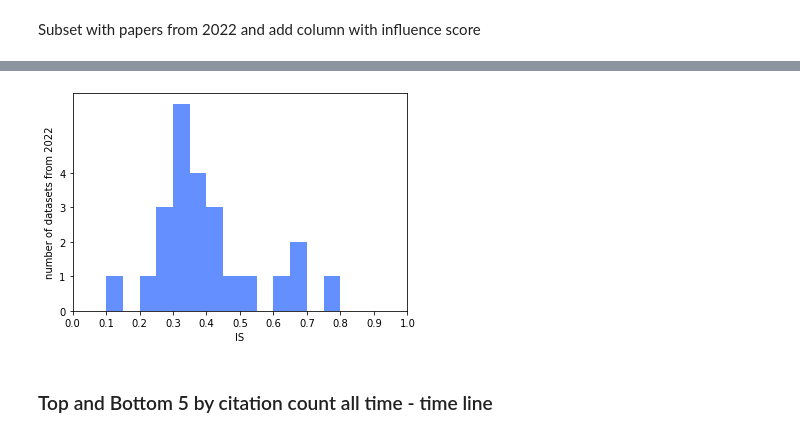
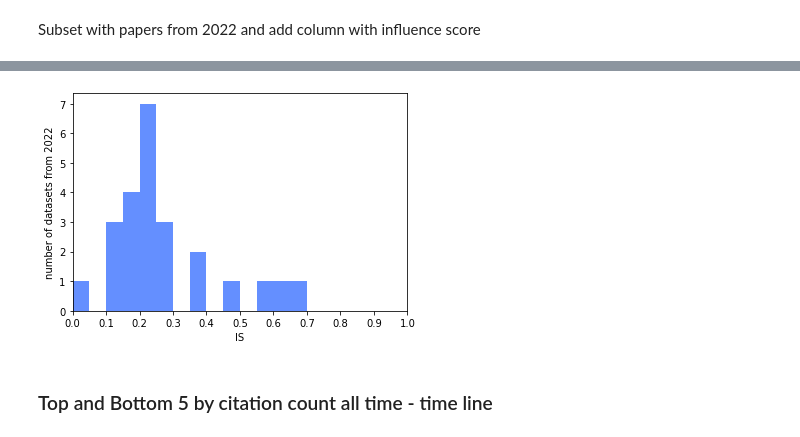
Before and after one commit to daniel-bogdoll/ad_datasets_influence, a Jupyter notebook: 5_analysis.ipynb, the cells around one changed output, grey strips where cells are left out. Drawn from its saved outputs; the diff is of its cells as text; code cells hidden in the pictures.

Commit message:
fixed indexing, added histograms, double-checked altmetrics

```diff
--- a/5_analysis.ipynb
+++ b/5_analysis.ipynb
@@ -74,7 +74,7 @@ class scoring:
         self.o_paper = o_paper
         self.lower_bound = o_paper['paperInfo']['year'] - lower_bound # years prior to the publication used for calculating various scores
         self.upper_bound = o_paper['paperInfo']['year'] + upper_bound # year after publication used for calculating various scores
-        self.impact_year = impact_year # year(s) after publication when we want to know a papers impact
+        self.impact_year = o_paper['paperInfo']['year'] + impact_year # year(s) after publication when we want to know a papers impact
 
     def number_citations_authors(self, author):
         """Returns a list where each entry is the number of citations a paper by a given author had up until the given year. Ignores citations without year resulting in different counts compared to the one given by the API."""
@@ -92,7 +92,7 @@ class scoring:
         return ls_citations
 
     def number_citations_ref(self, dimension='references', dimension_papers='citations'):
-        """Like number_citations but the list elements represent the citations the references of a paper received."""
+        """Like number_citations but the list elements represent the citations the references/citations of a paper received."""
         ls_citations = []
         for paper in self.o_paper['paperInfo'][dimension]:
             if paper['year'] is not None and paper['year'] <= self.upper_bound and 'citations' in paper.keys():
@@ -108,8 +108,7 @@ class scoring:
         """Citation count of a paper prior to impact year and after lower bound"""
         numb_cit = 0
         for paper in self.o_paper['paperInfo']['citations']:
-            if paper['year'] is not None and self.o_paper['paperInfo']['year'] + self.impact_year >= paper[
-                'year'] >= self.lower_bound:
+            if paper['year'] is not None and self.impact_year >= paper['year'] >= self.lower_bound:
                         numb_cit += 1
         return numb_cit
 
@@ -118,8 +117,7 @@ class scoring:
         numb_cit = 0
         for paper in self.o_paper['paperInfo']['citations']:
             #print(paper)
-            if paper['year'] is not None and self.o_paper['paperInfo']['year'] + self.impact_year == paper[
-                'year']:
+            if paper['year'] is not None and self.impact_year == paper['year']:
                         numb_cit += 1
                         #print((paper['year'] + self.impact_year))
         return numb_cit
@@ -644,11 +659,22 @@ yr = 2022
 array = np.empty([len(retrieved_data), 9])
 array[:] = np.nan
 names = []
+'''
+self.lower_bound = 2019 = o_paper['paperInfo']['year'] - (o_paper['paperInfo']['year'] - 2022 + 3)# years prior to the publication used for calculating various scores
+self.upper_bound = 2022 = o_paper['paperInfo']['year'] + (-o_paper['paperInfo']['year']+2022) # year after publication used for calculating various scores
+self.impact_year = 2022 = o_paper['paperInfo']['year'] + impact_year # year(s) after publication when we want to know a papers impact
+'''
 for paper_idx, o_paper in enumerate(tqdm(retrieved_data)):
-    scorer = scoring(o_paper, 3, 0, yr)
+    dist = 2022 - o_paper['paperInfo']['year'] #2022 - o_paper['paperInfo']['year']
+
+    scorer = scoring(o_paper, -dist+2, dist, dist)
     reference = scorer.reference_score()
     citations_citations = scorer.citations_citations_score()
     citations = scorer.just_citations()
+
+    print(paper_idx, o_paper['id'], 'citations', citations, 'year:', o_paper['paperInfo']['year'])
+    print('scorer', scorer.lower_bound, scorer.upper_bound, scorer.impact_year)
+
     ls_author_scores = []
     names.append(o_paper['id'])
     for author_number, author in enumerate(o_paper['paperInfo']['authors']):
@@ -657,9 +683,11 @@ for paper_idx, o_paper in enumerate(tqdm(retrieved_data)):
     author = np.mean(ls_author_scores)
     try:
         score = o_paper['altmetrics'][0]['score']
+    except:
+        score = float("NaN")
+    try:
         total_readers = o_paper['altmetrics'][3]['total_readers']
     except:
-        percentile = float("NaN")
         total_readers = float("NaN")
     try:
         sensors_value = int(len(list(o_paper['sensors'].split(','))))
@@ -744,0 +925,14 @@ influence_score(df_features_IS.iloc[0], selected_features='default')
+# %%
+df_features_IS_all_time = df_features_IS.drop('publicationYear',axis=1).drop_duplicates()
+ls_influence_score_all_time = []
+for dataset in df_features_IS_all_time.index:
+    ls_influence_score_all_time.append(influence_score(df_features_IS_all_time.loc[dataset])) #, weights=[0, 1, 0, 0, 0, 0, 0, 0]
+ls_influence_score_all_time
+
+plt.hist(ls_influence_score_all_time, bins=20, range=(0,1), color='#648fff')
+plt.xlabel('IS')
+plt.ylabel('number of datasets all time')
+plt.xlim((0,1))
+plt.xticks(np.array([*range(0, 11)])/10)
+plt.savefig('output/hist_all_at_influence_score.pdf')
+plt.show()
@@ -777,14 +986,13 @@ df_features_IS_2022
 # %%
 plt.hist(ls_influence_score, bins=20, range=(0,1), color='#648fff')
 plt.xlabel('IS')
 plt.ylabel('number of datasets from 2022')
 plt.xlim((0,1))
 plt.xticks(np.array([*range(0, 11)])/10)
-plt.yticks([*range(0, 5)])
 plt.savefig('output/hist_2022_influence_score.pdf')
 plt.show()
 # %% [output]
-[figure, old version]
+[figure, new version]
 # %% [markdown]
 ### Top and Bottom 5 by citation count all time - time line
 # %% [markdown]
```
Also changed, not shown: parts of 22 cells of this notebook, 6 other files.
